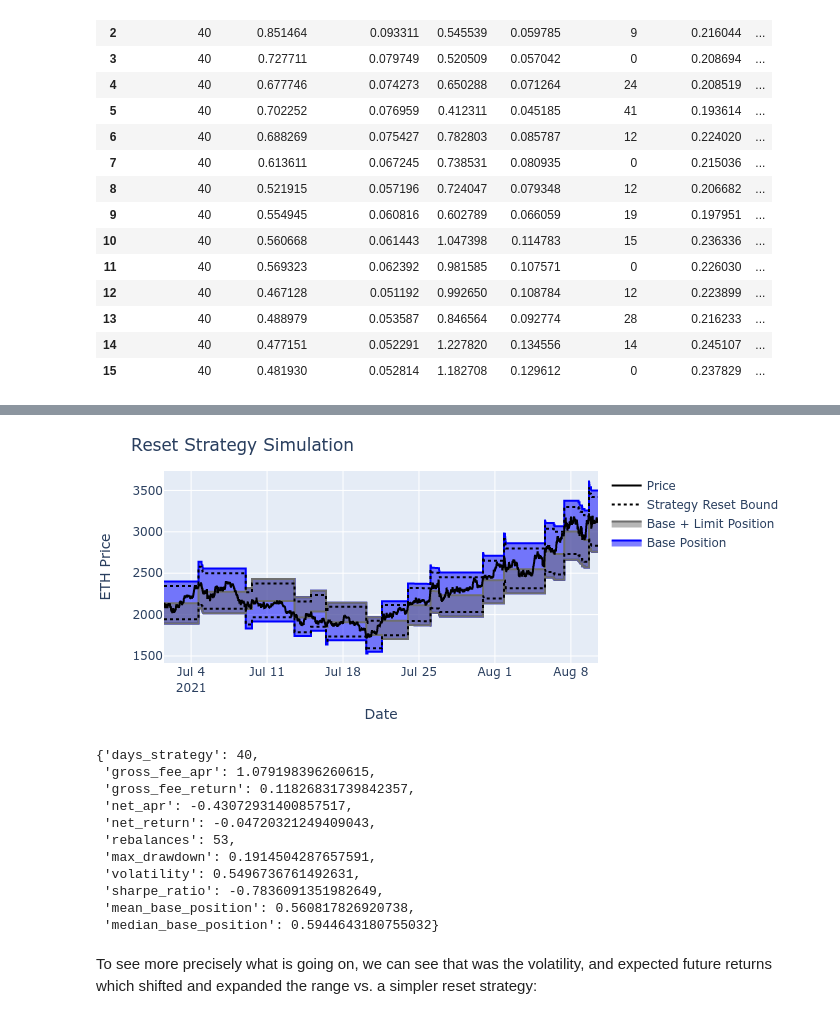
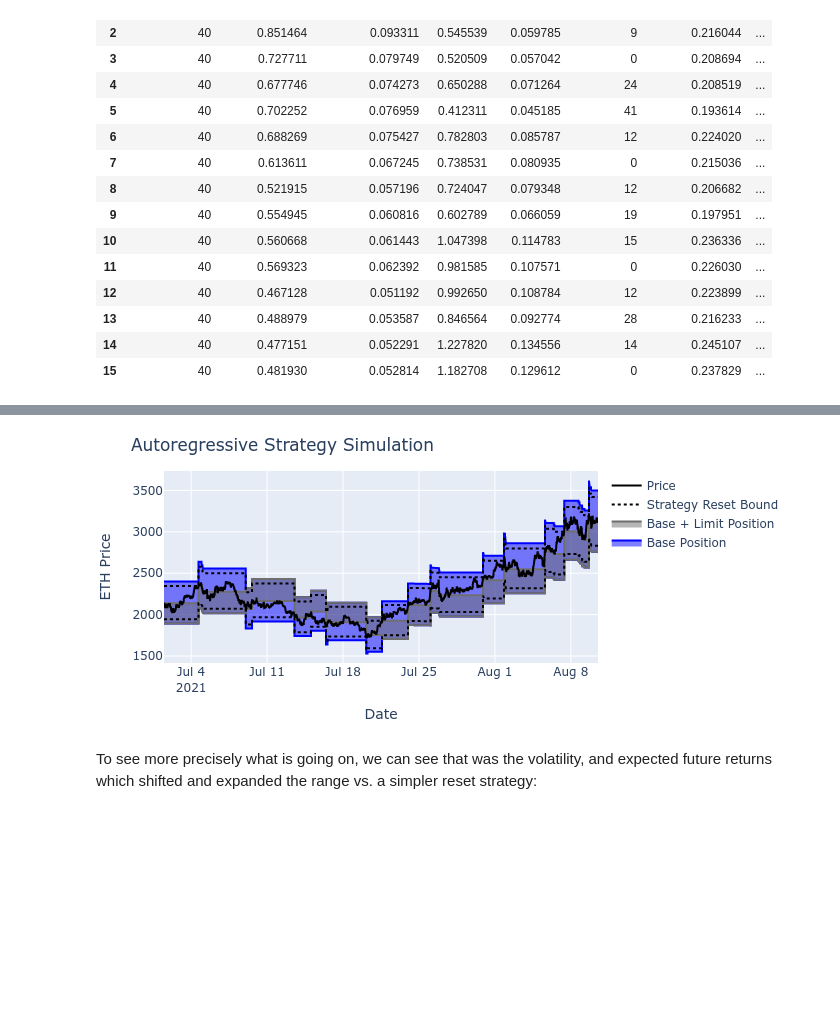
Before and after one commit to ricardgardella/active-strategy-framework, a Jupyter notebook: AutoRegressiveStrategy.ipynb, the cells around one changed output, grey strips where cells are left out. Drawn from its saved outputs; the diff is of its cells as text; code cells hidden in the pictures; blank space fills up the shorter version.

```diff
--- a/AutoRegressiveStrategy.ipynb
+++ b/AutoRegressiveStrategy.ipynb
@@ -498,78 +359,6 @@ data_strategy_reset                  = data_strategy_reset.sort_index()
-# %%
-CHART_SIZE = 300
-
-fig_strategy = go.Figure()
-fig_strategy.add_trace(go.Scatter(
-    x=data_strategy_reset['time'],
-    y=1/data_strategy_reset['base_range_lower'],
-    fill=None,
-    mode='lines',
-    showlegend = False,
-    line_color='#0000FF',
-    ))
-fig_strategy.add_trace(go.Scatter(
-    x=data_strategy_reset['time'],
-    y=1/data_strategy_reset['base_range_upper'],
-    name='Base Position',
-    fill='tonexty', # fill area between trace0 and trace1
-    mode='lines', line_color='#0000FF',))
-
-fig_strategy.add_trace(go.Scatter(
-    x=data_strategy_reset['time'],
-    y=1/data_strategy_reset['limit_range_lower'],
-    fill=None,
-    mode='lines',
-    showlegend = False,
-    line_color='#6f6f6f'))
-
-fig_strategy.add_trace(go.Scatter(
-    x=data_strategy_reset['time'],
-    y=1/data_strategy_reset['limit_range_upper'],
-    name='Base + Limit Position',
-    fill='tonexty', # fill area between trace0 and trace1
-    mode='lines', line_color='#6f6f6f',))
-
-fig_strategy.add_trace(go.Scatter(
-    x=data_strategy_reset['time'],
-    y=1/data_strategy_reset['reset_range_lower'],
-    name='Strategy Reset Bound',
-    line=dict(width=2,dash='dot',color='black')))
-
-fig_strategy.add_trace(go.Scatter(
-    x=data_strategy_reset['time'],
-    y=1/data_strategy_reset['reset_range_upper'],
-    showlegend = False,
-    line=dict(width=2,dash='dot',color='black',)))
-
-fig_strategy.add_trace(go.Scatter(
-    x=data_strategy_reset['time'],
-    y=data_strategy_reset['price_1_0'],
-    name='Price',
-    line=dict(width=2,color='black')))
-
-fig_strategy.update_layout(
-    margin=dict(l=20, r=20, t=40, b=20),
-    height= CHART_SIZE,
-    title = 'Reset Strategy Simulation',
-    xaxis_title="Date",
-    yaxis_title="ETH Price",
-)
-
-fig_strategy.show(renderer="png")
-
-ResetStrategyImplementer.analyze_strategy(data_strategy_reset,INITIAL_POSITION_VALUE)
-# %% [output]
-[figure, removed]
-{'days_strategy': 40,
- 'gross_fee_apr': 1.079198396260615,
- 'gross_fee_return': 0.11826831739842357,
- 'net_apr': -0.43072931400857517,
- 'net_return': -0.04720321249409043,
- 'rebalances': 53,
- 'max_drawdown': 0.1914504287657591,
- 'volatility': 0.5496736761492631,
- 'sharpe_ratio': -0.7836091351982649,
- 'mean_base_position': 0.560817826920738,
- 'median_base_position': 0.5944643180755032}
+# %%
+AutoRegressiveStrategyImplementer.plot_strategy(simulated_strategy,'ETH Price','#0000FF')
+# %% [output]
+[figure, added]
 # %% [markdown]
 To see more precisely what is going on, we can see that was the volatility, and expected future returns which shifted and expanded the range vs. a simpler reset strategy:
```
Also changed, not shown: parts of 15 cells of this notebook, 6 other files.
